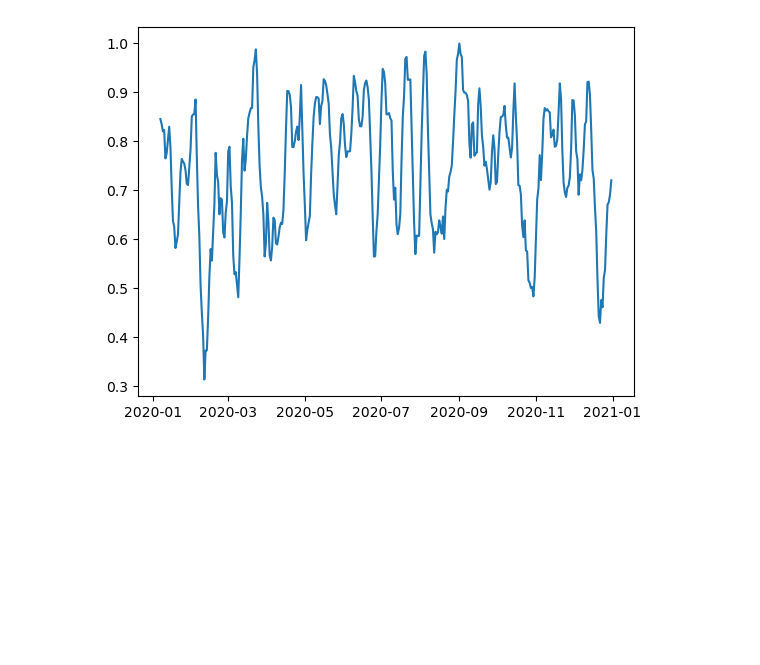
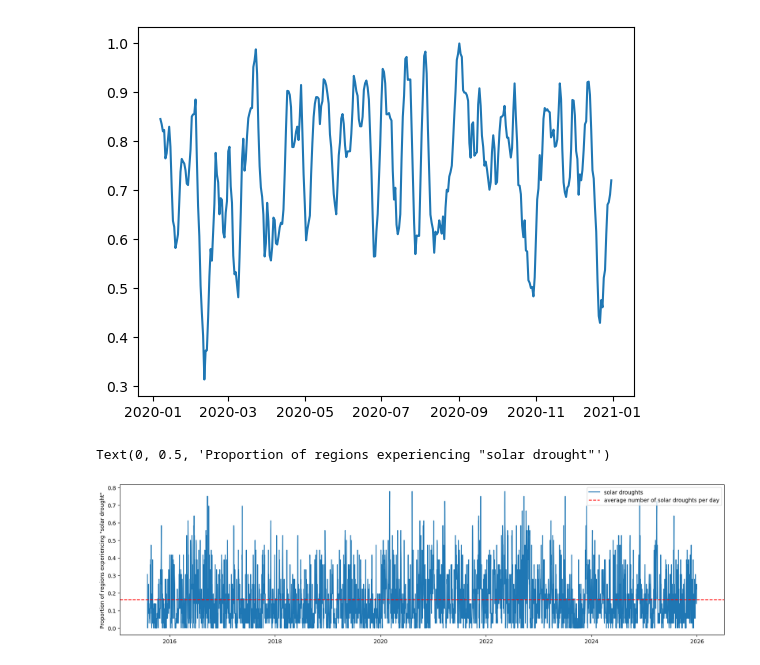
Before and after one commit to cdoedens/solar-recipes, a Jupyter notebook: hackathon-solar-demo.ipynb, the cells around one changed output. Cells and saved outputs as stored; diff of their text form; code cells hidden in the pictures; blank space fills up the shorter version.

Commit message:
add basic solar drought examples

```diff
--- a/hackathon-solar-demo.ipynb
+++ b/hackathon-solar-demo.ipynb
@@ -129,3 +129,22 @@ plt.plot(smoothed_daily_csi.time, smoothed_daily_csi)
 # %% [output]
 [<matplotlib.lines.Line2D at 0x...>]
 [figure]
+# %%
+# Some basic "solar drought/lull" definitions
+
+# any day where a region's daily mean CSI is less than 0.5
+daily = ds.resample(time='1D').mean()
+csi_drought = xr.where(daily.csi < 0.5, 1, 0)
+
+# add them up to get total events across all regions
+csi_drought_count = csi_drought.sum('region') / len(ds.region)
+mean_count = csi_drought_count.mean()
+
+plt.figure(figsize=(20, 5))
+plt.plot(csi_drought_count.time, csi_drought_count, label='solar droughts')
+plt.axhline(mean_count, color='r', linestyle='--', label='average number of solar droughts per day')
+plt.legend()
+plt.ylabel('Proportion of regions experiencing "solar drought"')
+# %% [output]
+Text(0, 0.5, 'Proportion of regions experiencing "solar drought"')
+[figure, added]
```
Also changed, not shown: parts of 2 cells of this notebook.
